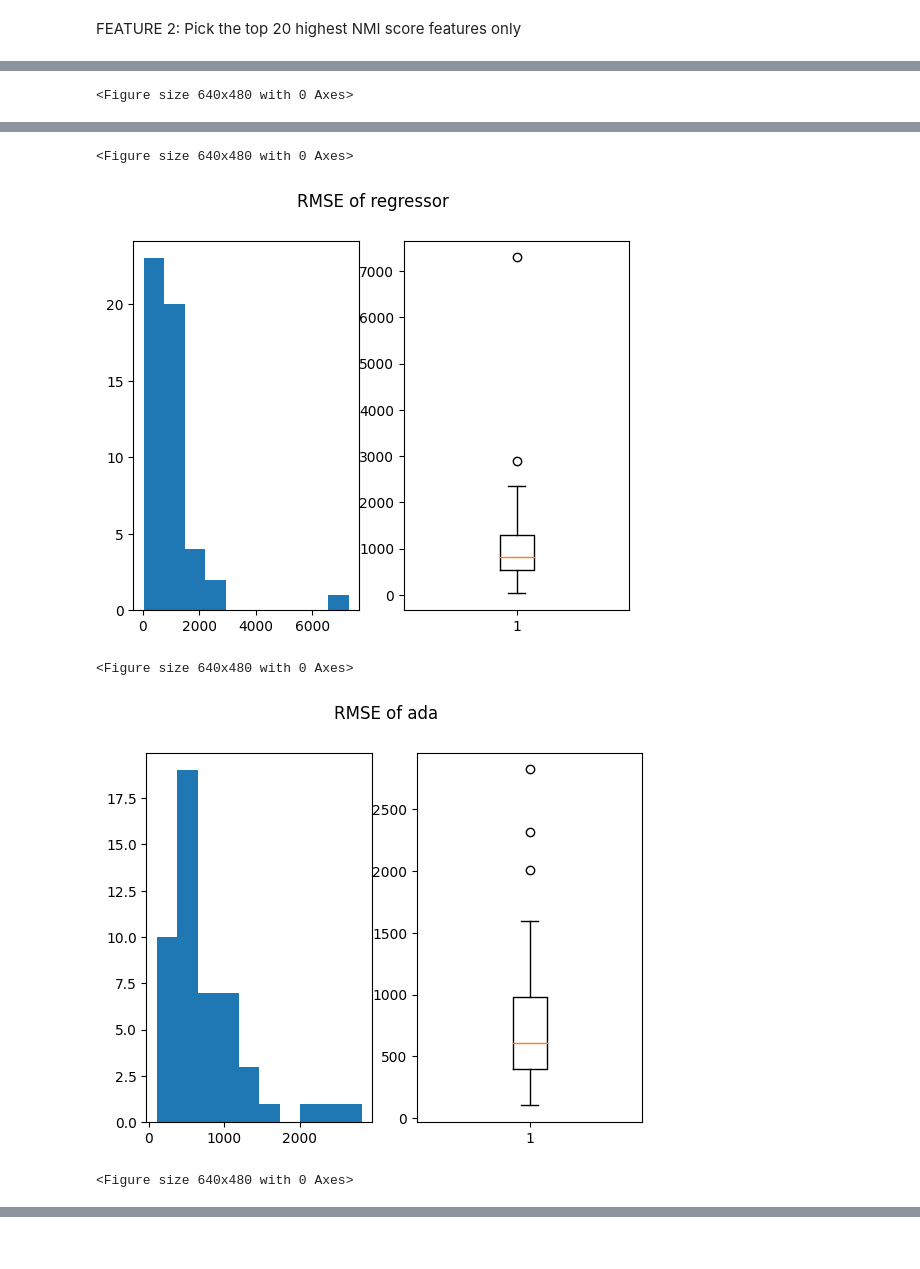
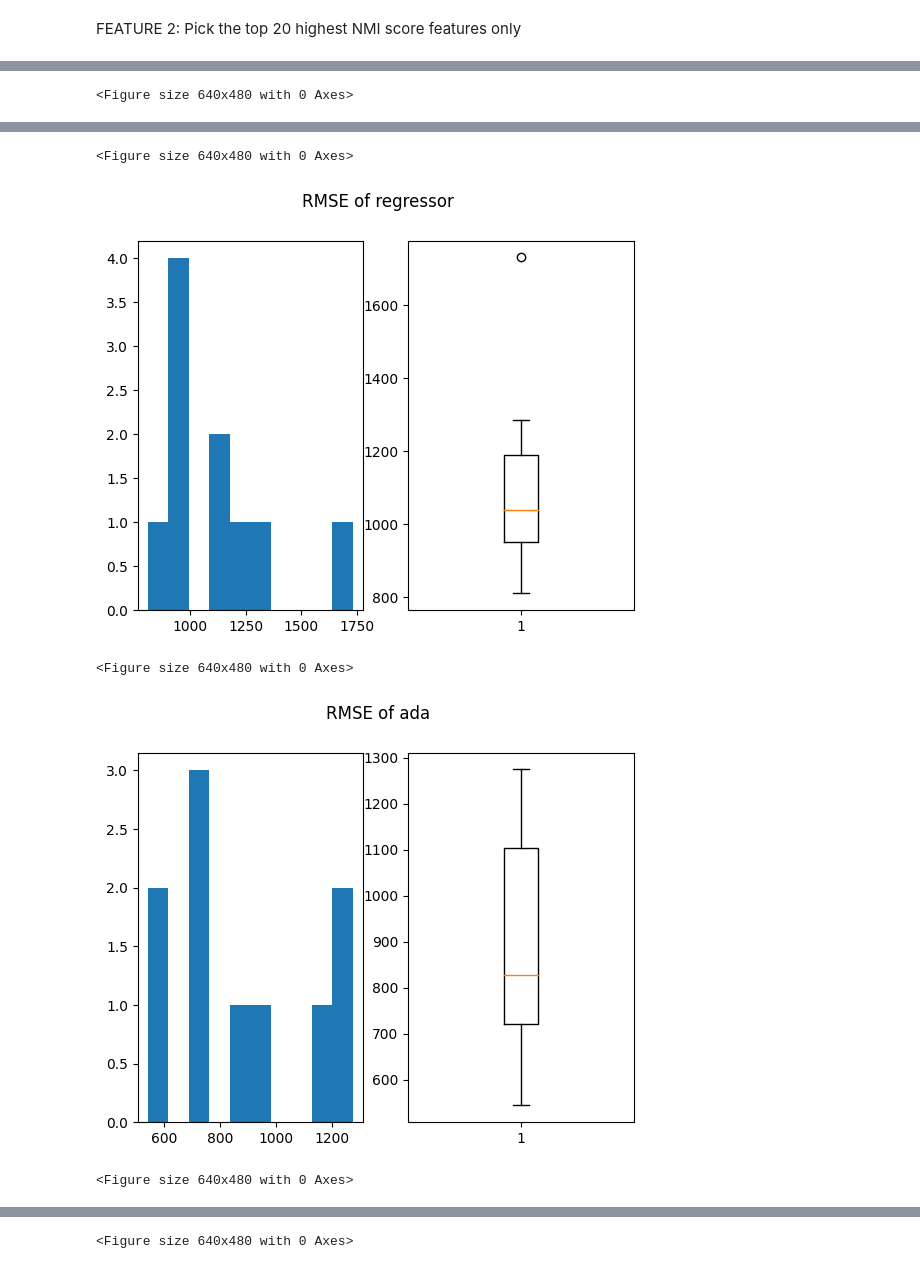
Before and after one commit to khangluong2004/COMP20008_Assignment2, a Jupyter notebook: khang/model.ipynb, the cells around one changed output, grey strips where cells are left out. Drawn from its saved outputs; the diff is of its cells as text; code cells hidden in the pictures.

```diff
--- a/khang/model.ipynb
+++ b/khang/model.ipynb
@@ -146,8 +147,7 @@ def getSplitAttributes(tree_rules: str):
 # %%
 # Define models here
 from sklearn.tree import DecisionTreeRegressor
-from sklearn.ensemble import AdaBoostRegressor
-from sklearn.ensemble import RandomForestRegressor
+from sklearn.ensemble import AdaBoostRegressor, RandomForestRegressor, GradientBoostingRegressor
 
 DEPTH = 5
 
@@ -155,7 +155,12 @@ models = {
     "regressor": DecisionTreeRegressor(max_depth=DEPTH, random_state=1301267),
     "ada": AdaBoostRegressor(
         DecisionTreeRegressor(max_depth=DEPTH), n_estimators=400, random_state=1301266),
-    "rf": RandomForestRegressor(n_estimators=100, max_depth=DEPTH)
+    "rf": RandomForestRegressor(n_estimators=100, max_depth=DEPTH),
+    "gradBoost": GradientBoostingRegressor(n_estimators = 300,
+        max_depth = 4,
+        min_samples_split = 3,
+        learning_rate = 0.01,
+        loss = "squared_error")
 }
 # %%
 # Use hold out for now
@@ -370,7 +378,7 @@ def getTopNMICommunities(X_train, y_train):
 # Try restricting the input to only the top 10 highest NMI attribute from communities
 from sklearn.model_selection import KFold
 
-n = 50
+n = 10
 
 nf_CV = KFold(n_splits=n, shuffle=True, random_state=42)
 mses = {
@@ -470,5 +478,5 @@ Name: count, dtype: int64
 <Figure size 640x480 with 0 Axes>
-[figure, old version]
+[figure, new version]
 <Figure size 640x480 with 0 Axes>
-[figure, old version]
+[figure, new version]
 <Figure size 640x480 with 0 Axes>
@@ -475,0 +484 @@ Name: count, dtype: int64
+<Figure size 640x480 with 0 Axes>
```
Also changed, not shown: parts of 8 cells of this notebook, 3 other files.
